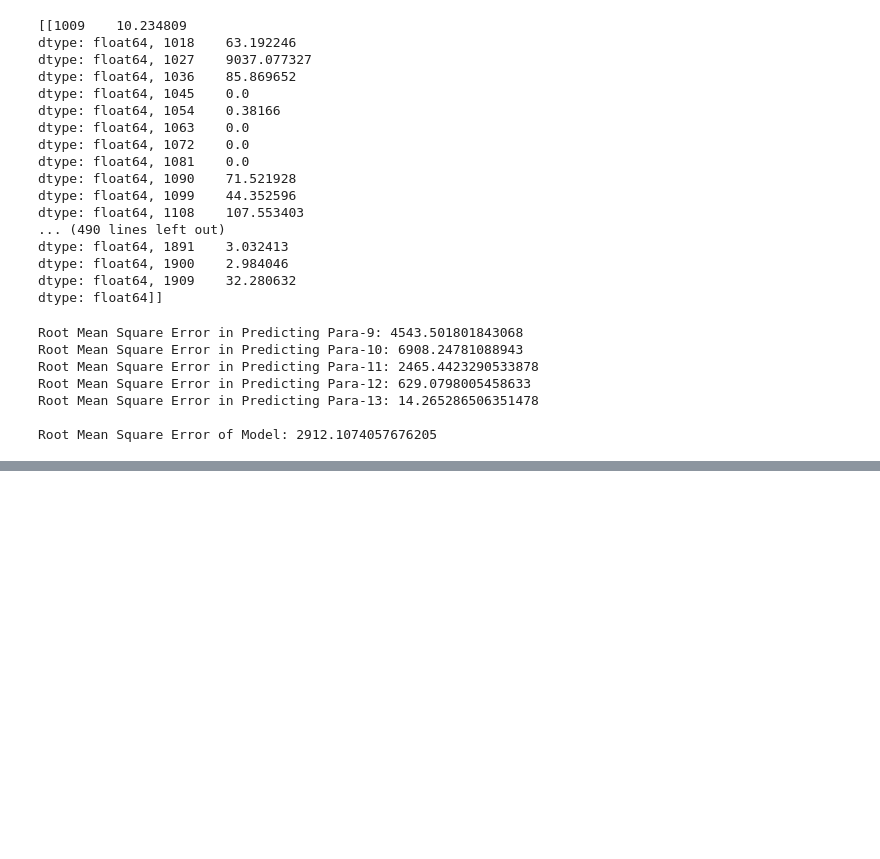
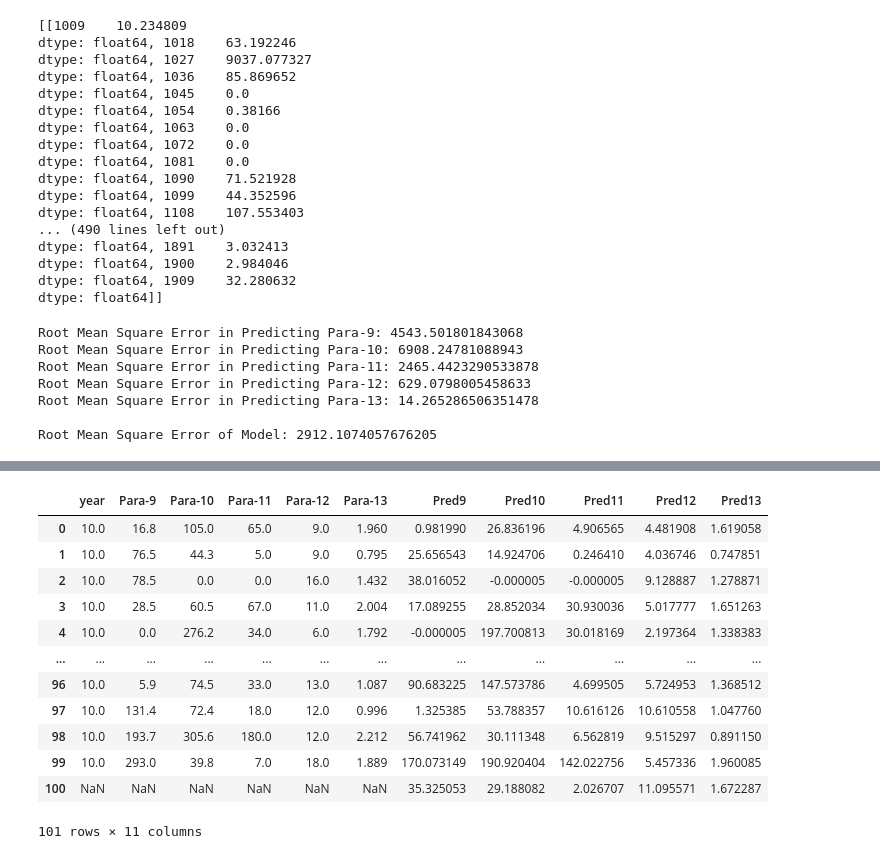
Before and after one commit to bhavyatyagi/Prediction-in-Time-Series-Dataset, a Jupyter notebook: Bhavya_102097014_4CS2_BIS_Project1.ipynb, the cells around one changed output, grey strips where cells are left out. Cells and saved outputs as stored; diff of their text form; code cells hidden in the pictures; blank space fills up the shorter version.

```diff
--- a/Bhavya_102097014_4CS2_BIS_Project1.ipynb
+++ b/Bhavya_102097014_4CS2_BIS_Project1.ipynb
@@ -461,0 +444,17 @@ X
+# %%
+df_pred=pd.concat([y,y_pred], axis=1).reset_index(drop=True)
+df_pred
+# %% [output]
+|  | year | Para-9 | Para-10 | Para-11 | Para-12 | Para-13 | Pred9 | Pred10 | Pred11 | Pred12 | Pred13 |
+| 0 | 10.0 | 16.8 | 105.0 | 65.0 | 9.0 | 1.960 | 0.981990 | 26.836196 | 4.906565 | 4.481908 | 1.619058 |
+| 1 | 10.0 | 76.5 | 44.3 | 5.0 | 9.0 | 0.795 | 25.656543 | 14.924706 | 0.246410 | 4.036746 | 0.747851 |
+| 2 | 10.0 | 78.5 | 0.0 | 0.0 | 16.0 | 1.432 | 38.016052 | -0.000005 | -0.000005 | 9.128887 | 1.278871 |
+| 3 | 10.0 | 28.5 | 60.5 | 67.0 | 11.0 | 2.004 | 17.089255 | 28.852034 | 30.930036 | 5.017777 | 1.651263 |
+| 4 | 10.0 | 0.0 | 276.2 | 34.0 | 6.0 | 1.792 | -0.000005 | 197.700813 | 30.018169 | 2.197364 | 1.338383 |
+| ... | ... | ... | ... | ... | ... | ... | ... | ... | ... | ... | ... |
+| 96 | 10.0 | 5.9 | 74.5 | 33.0 | 13.0 | 1.087 | 90.683225 | 147.573786 | 4.699505 | 5.724953 | 1.368512 |
+| 97 | 10.0 | 131.4 | 72.4 | 18.0 | 12.0 | 0.996 | 1.325385 | 53.788357 | 10.616126 | 10.610558 | 1.047760 |
+| 98 | 10.0 | 193.7 | 305.6 | 180.0 | 12.0 | 2.212 | 56.741962 | 30.111348 | 6.562819 | 9.515297 | 0.891150 |
+| 99 | 10.0 | 293.0 | 39.8 | 7.0 | 18.0 | 1.889 | 170.073149 | 190.920404 | 142.022756 | 5.457336 | 1.960085 |
+| 100 | NaN | NaN | NaN | NaN | NaN | NaN | 35.325053 | 29.188082 | 2.026707 | 11.095571 | 1.672287 |
+101 rows × 11 columns
```
Also changed, not shown: parts of 12 cells of this notebook.
